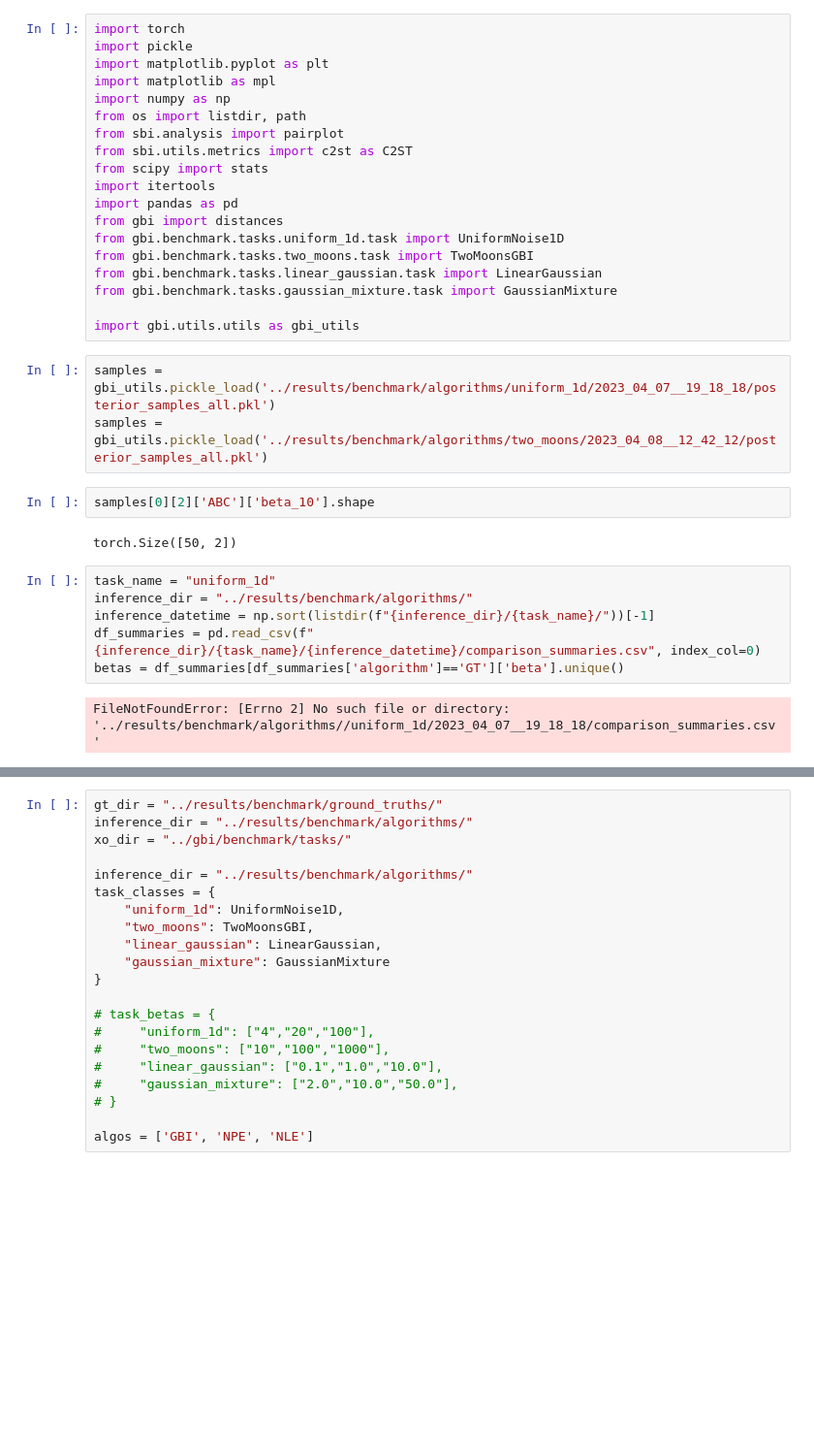
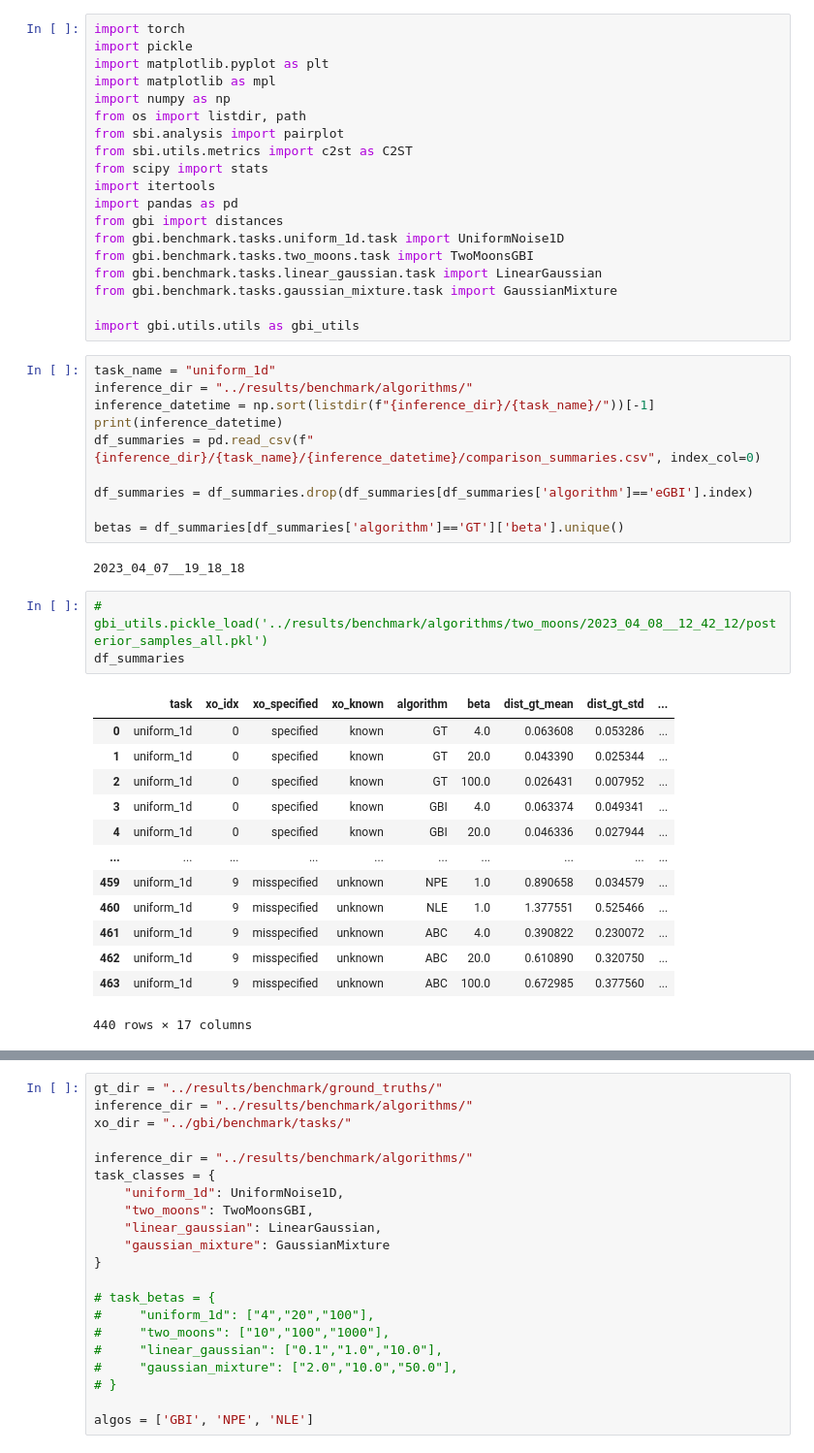
Before and after one commit to mackelab/neuralgbi, a Jupyter notebook: dev_notebook/run_comparisons.ipynb, the cells around one changed output, grey strips where cells are left out. Shown at 97% size. Cells and saved outputs as stored; diff of their text form; blank space fills up the shorter version.

```diff
--- a/dev_notebook/run_comparisons.ipynb
+++ b/dev_notebook/run_comparisons.ipynb
@@ -17,21 +17,35 @@ from gbi.benchmark.tasks.linear_gaussian.task import LinearGaussian
 from gbi.benchmark.tasks.gaussian_mixture.task import GaussianMixture
 
 import gbi.utils.utils as gbi_utils
-# %%
-samples = gbi_utils.pickle_load('../results/benchmark/algorithms/uniform_1d/2023_04_07__19_18_18/posterior_samples_all.pkl')
-samples = gbi_utils.pickle_load('../results/benchmark/algorithms/two_moons/2023_04_08__12_42_12/posterior_samples_all.pkl')
-# %%
-samples[0][2]['ABC']['beta_10'].shape
-# %% [output]
-torch.Size([50, 2])
 # %%
 task_name = "uniform_1d"
 inference_dir = "../results/benchmark/algorithms/"
 inference_datetime = np.sort(listdir(f"{inference_dir}/{task_name}/"))[-1]
+print(inference_datetime)
 df_summaries = pd.read_csv(f"{inference_dir}/{task_name}/{inference_datetime}/comparison_summaries.csv", index_col=0)
+
+df_summaries = df_summaries.drop(df_summaries[df_summaries['algorithm']=='eGBI'].index)
+
 betas = df_summaries[df_summaries['algorithm']=='GT']['beta'].unique()
 # %% [output]
-FileNotFoundError: [Errno 2] No such file or directory: '../results/benchmark/algorithms//uniform_1d/2023_04_07__19_18_18/comparison_summaries.csv'
+2023_04_07__19_18_18
+# %%
+# gbi_utils.pickle_load('../results/benchmark/algorithms/two_moons/2023_04_08__12_42_12/posterior_samples_all.pkl')
+df_summaries
+# %% [output]
+|  | task | xo_idx | xo_specified | xo_known | algorithm | beta | dist_gt_mean | dist_gt_std | ... |
+| 0 | uniform_1d | 0 | specified | known | GT | 4.0 | 0.063608 | 0.053286 | ... |
+| 1 | uniform_1d | 0 | specified | known | GT | 20.0 | 0.043390 | 0.025344 | ... |
+| 2 | uniform_1d | 0 | specified | known | GT | 100.0 | 0.026431 | 0.007952 | ... |
+| 3 | uniform_1d | 0 | specified | known | GBI | 4.0 | 0.063374 | 0.049341 | ... |
+| 4 | uniform_1d | 0 | specified | known | GBI | 20.0 | 0.046336 | 0.027944 | ... |
+| ... | ... | ... | ... | ... | ... | ... | ... | ... | ... |
+| 459 | uniform_1d | 9 | misspecified | unknown | NPE | 1.0 | 0.890658 | 0.034579 | ... |
+| 460 | uniform_1d | 9 | misspecified | unknown | NLE | 1.0 | 1.377551 | 0.525466 | ... |
+| 461 | uniform_1d | 9 | misspecified | unknown | ABC | 4.0 | 0.390822 | 0.230072 | ... |
+| 462 | uniform_1d | 9 | misspecified | unknown | ABC | 20.0 | 0.610890 | 0.320750 | ... |
+| 463 | uniform_1d | 9 | misspecified | unknown | ABC | 100.0 | 0.672985 | 0.377560 | ... |
+440 rows × 17 columns
 # %%
 plt.figure(figsize=(12,3))
 
```
Also changed, not shown: parts of 4 cells of this notebook, 7 other files.
